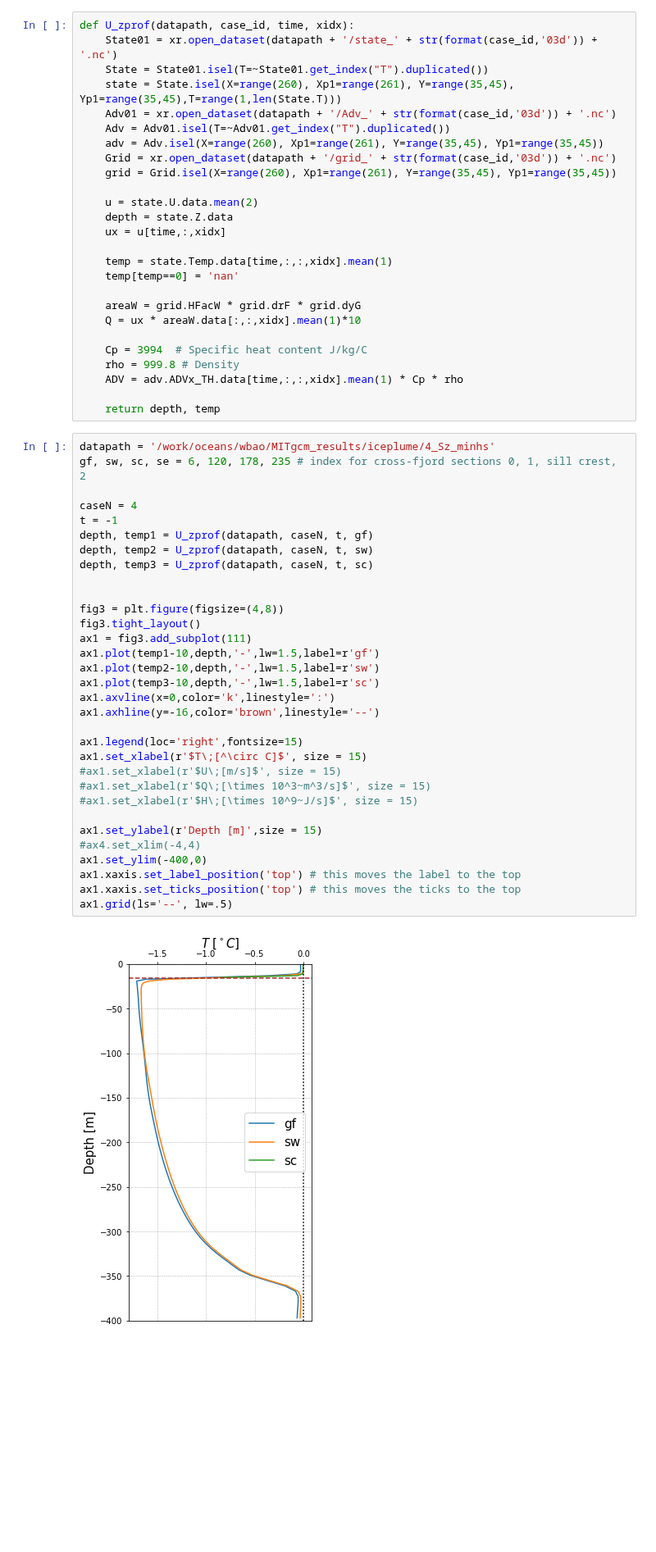
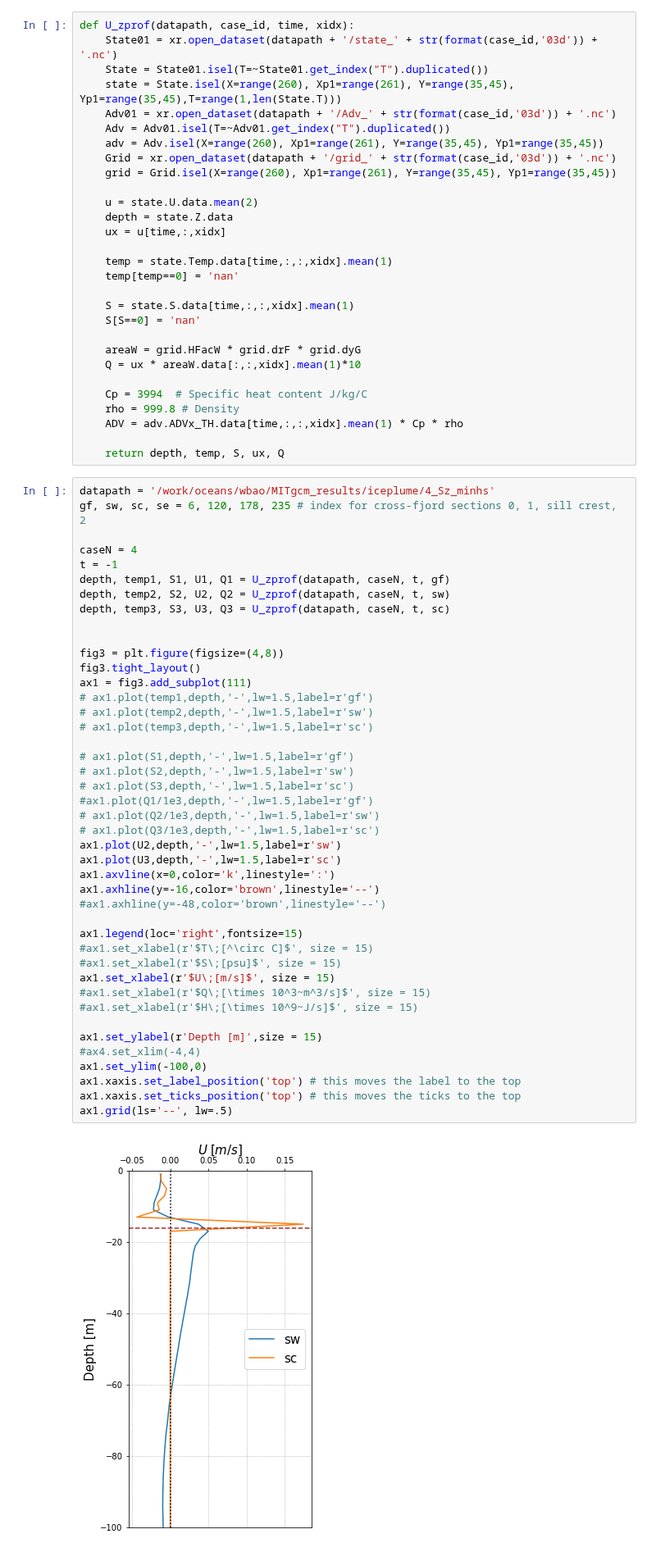
Before and after one commit to weiyangbao/Jupyter-Iceplume, a Jupyter notebook: Fjord Modeling/vertical_profiles.ipynb, the cells around one changed output. Shown at 82% size. Saved outputs shown, nothing was run; the diff lists cells and outputs as text; blank space fills up the shorter version.

Commit message:
Tests for stratification case

```diff
--- a/Fjord Modeling/vertical_profiles.ipynb
+++ b/Fjord Modeling/vertical_profiles.ipynb
@@ -179,6 +179,9 @@ def U_zprof(datapath, case_id, time, xidx):
     temp = state.Temp.data[time,:,:,xidx].mean(1)
     temp[temp==0] = 'nan'
 
+    S = state.S.data[time,:,:,xidx].mean(1)
+    S[S==0] = 'nan'
+
     areaW = grid.HFacW * grid.drF * grid.dyG
     Q = ux * areaW.data[:,:,xidx].mean(1)*10
 
@@ -186,38 +189,49 @@ def U_zprof(datapath, case_id, time, xidx):
     rho = 999.8 # Density
     ADV = adv.ADVx_TH.data[time,:,:,xidx].mean(1) * Cp * rho
 
-    return depth, temp
+    return depth, temp, S, ux, Q
 # %%
 datapath = '/work/oceans/wbao/MITgcm_results/iceplume/4_Sz_minhs'
 gf, sw, sc, se = 6, 120, 178, 235 # index for cross-fjord sections 0, 1, sill crest, 2
 
 caseN = 4
 t = -1
-depth, temp1 = U_zprof(datapath, caseN, t, gf)
-depth, temp2 = U_zprof(datapath, caseN, t, sw)
-depth, temp3 = U_zprof(datapath, caseN, t, sc)
+depth, temp1, S1, U1, Q1 = U_zprof(datapath, caseN, t, gf)
+depth, temp2, S2, U2, Q2 = U_zprof(datapath, caseN, t, sw)
+depth, temp3, S3, U3, Q3 = U_zprof(datapath, caseN, t, sc)
 
 
 fig3 = plt.figure(figsize=(4,8))
 fig3.tight_layout()
 ax1 = fig3.add_subplot(111)
-ax1.plot(temp1-10,depth,'-',lw=1.5,label=r'gf')
-ax1.plot(temp2-10,depth,'-',lw=1.5,label=r'sw')
-ax1.plot(temp3-10,depth,'-',lw=1.5,label=r'sc')
+# ax1.plot(temp1,depth,'-',lw=1.5,label=r'gf')
+# ax1.plot(temp2,depth,'-',lw=1.5,label=r'sw')
+# ax1.plot(temp3,depth,'-',lw=1.5,label=r'sc')
+
+# ax1.plot(S1,depth,'-',lw=1.5,label=r'gf')
+# ax1.plot(S2,depth,'-',lw=1.5,label=r'sw')
+# ax1.plot(S3,depth,'-',lw=1.5,label=r'sc')
+#ax1.plot(Q1/1e3,depth,'-',lw=1.5,label=r'gf')
+# ax1.plot(Q2/1e3,depth,'-',lw=1.5,label=r'sw')
+# ax1.plot(Q3/1e3,depth,'-',lw=1.5,label=r'sc')
+ax1.plot(U2,depth,'-',lw=1.5,label=r'sw')
+ax1.plot(U3,depth,'-',lw=1.5,label=r'sc')
 ax1.axvline(x=0,color='k',linestyle=':')
 ax1.axhline(y=-16,color='brown',linestyle='--')
+#ax1.axhline(y=-48,color='brown',linestyle='--')
 
 ax1.legend(loc='right',fontsize=15)
-ax1.set_xlabel(r'$T\;[^\circ C]$', size = 15)
-#ax1.set_xlabel(r'$U\;[m/s]$', size = 15)
+#ax1.set_xlabel(r'$T\;[^\circ C]$', size = 15)
+#ax1.set_xlabel(r'$S\;[psu]$', size = 15)
+ax1.set_xlabel(r'$U\;[m/s]$', size = 15)
 #ax1.set_xlabel(r'$Q\;[\times 10^3~m^3/s]$', size = 15)
 #ax1.set_xlabel(r'$H\;[\times 10^9~J/s]$', size = 15)
 
 ax1.set_ylabel(r'Depth [m]',size = 15)
 #ax4.set_xlim(-4,4)
-ax1.set_ylim(-400,0)
+ax1.set_ylim(-100,0)
 ax1.xaxis.set_label_position('top') # this moves the label to the top
 ax1.xaxis.set_ticks_position('top') # this moves the ticks to the top
 ax1.grid(ls='--', lw=.5)
 # %% [output]
-[figure, old version]
+[figure, new version]
```
Also changed, not shown: parts of 2 cells of this notebook.
